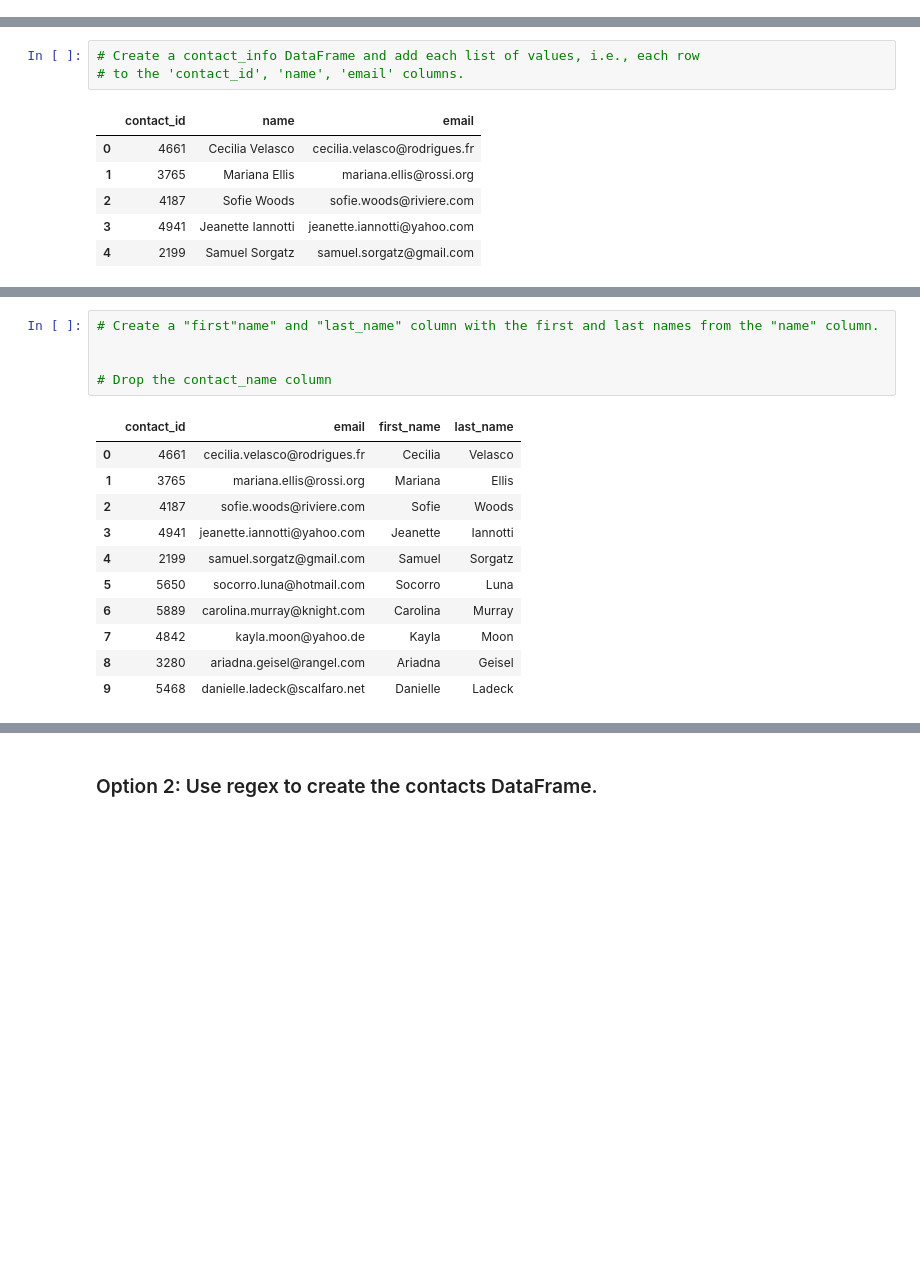
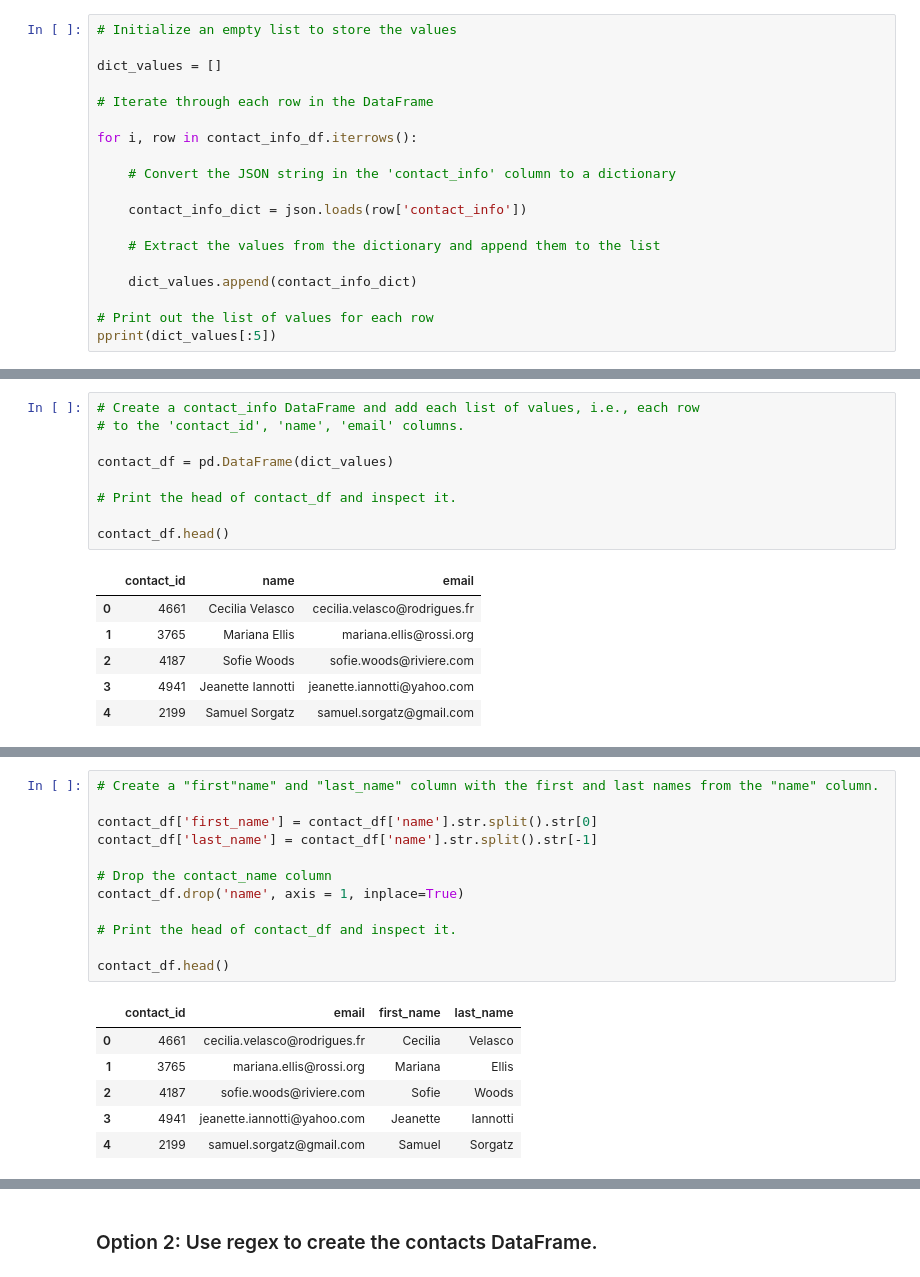
Before and after one commit to Saurabh-Lakhanpal/crowdFunding-ETL, a Jupyter notebook: ETL.ipynb, the cells around one changed output, grey strips where cells are left out. Saved outputs shown, nothing was run; the diff lists cells and outputs as text; blank space fills up the shorter version.

```diff
--- a/ETL.ipynb
+++ b/ETL.ipynb
@@ -366,0 +529,19 @@ print(dict_values)
+# %%
+# Initialize an empty list to store the values
+
+dict_values = []
+
+# Iterate through each row in the DataFrame
+
+for i, row in contact_info_df.iterrows():
+
+    # Convert the JSON string in the 'contact_info' column to a dictionary
+
+    contact_info_dict = json.loads(row['contact_info'])
+
+    # Extract the values from the dictionary and append them to the list
+
+    dict_values.append(contact_info_dict)
+
+# Print out the list of values for each row
+pprint(dict_values[:5])
@@ -367,6 +564,12 @@ print(dict_values)
 # %%
 # Create a contact_info DataFrame and add each list of values, i.e., each row
 # to the 'contact_id', 'name', 'email' columns.
+
+contact_df = pd.DataFrame(dict_values)
+
+# Print the head of contact_df and inspect it.
+
+contact_df.head()
 # %% [output]
 |  | contact_id | name | email |
 | 0 | 4661 | Cecilia Velasco | cecilia.velasco@rodrigues.fr |
@@ -390,17 +595,19 @@ memory usage: 23.6+ KB
 # %%
 # Create a "first"name" and "last_name" column with the first and last names from the "name" column.
 
+contact_df['first_name'] = contact_df['name'].str.split().str[0]
+contact_df['last_name'] = contact_df['name'].str.split().str[-1]
 
 # Drop the contact_name column
+contact_df.drop('name', axis = 1, inplace=True)
+
+# Print the head of contact_df and inspect it.
+
+contact_df.head()
 # %% [output]
 |  | contact_id | email | first_name | last_name |
 | 0 | 4661 | cecilia.velasco@rodrigues.fr | Cecilia | Velasco |
 | 1 | 3765 | mariana.ellis@rossi.org | Mariana | Ellis |
 | 2 | 4187 | sofie.woods@riviere.com | Sofie | Woods |
 | 3 | 4941 | jeanette.iannotti@yahoo.com | Jeanette | Iannotti |
 | 4 | 2199 | samuel.sorgatz@gmail.com | Samuel | Sorgatz |
-| 5 | 5650 | socorro.luna@hotmail.com | Socorro | Luna |
-| 6 | 5889 | carolina.murray@knight.com | Carolina | Murray |
-| 7 | 4842 | kayla.moon@yahoo.de | Kayla | Moon |
-| 8 | 3280 | ariadna.geisel@rangel.com | Ariadna | Geisel |
-| 9 | 5468 | danielle.ladeck@scalfaro.net | Danielle | Ladeck |
```
Also changed, not shown: parts of 54 cells of this notebook, 7 other files.
